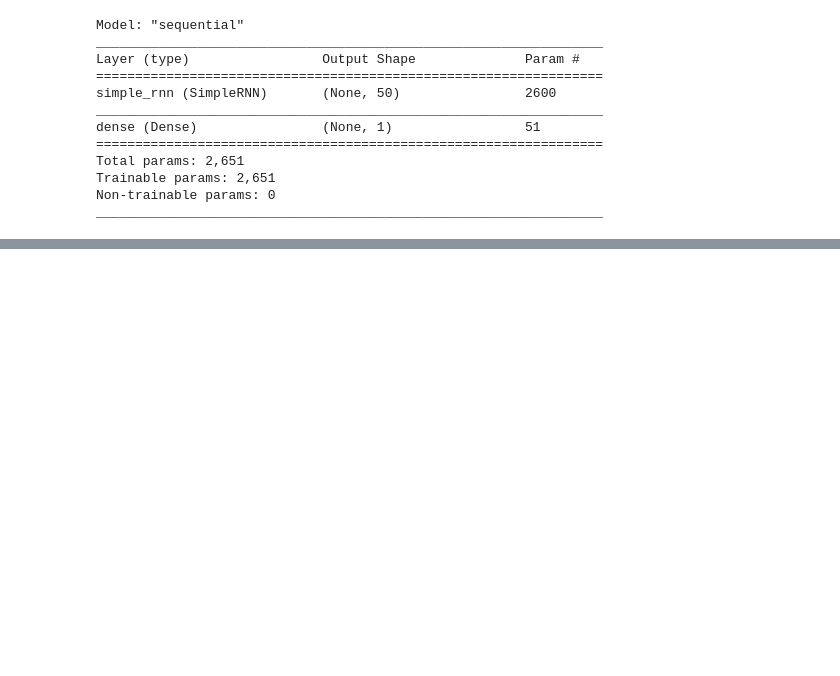
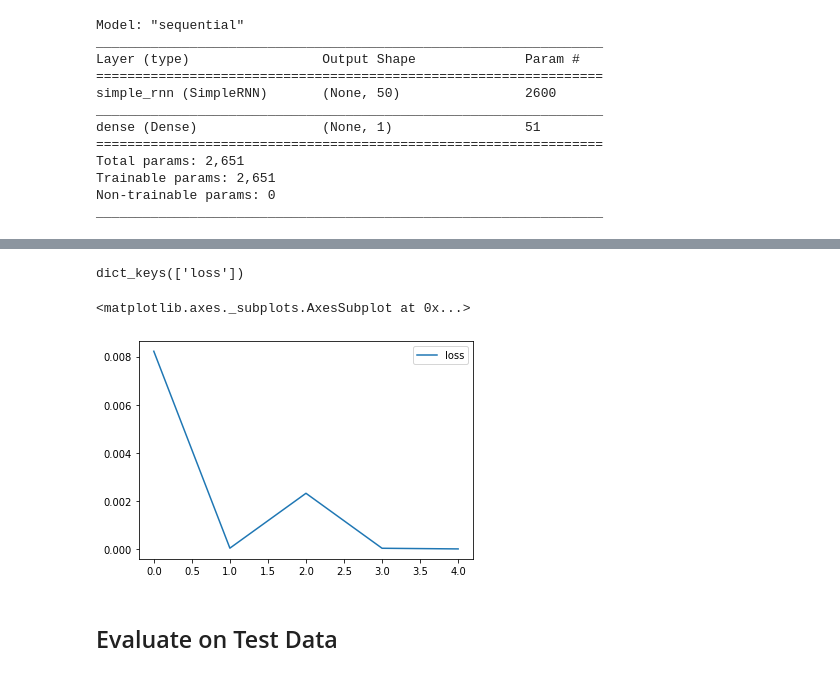
Before and after one commit to jordanfalcao/tensorflow2-deeplearning, a Jupyter notebook: 06-RNNs/01_RNN_SineWave.ipynb, the cells around one changed output, grey strips where cells are left out. Drawn from its saved outputs; the diff is of its cells as text; code cells hidden in the pictures; blank space fills up the shorter version.

```diff
--- a/06-RNNs/01_RNN_SineWave.ipynb
+++ b/06-RNNs/01_RNN_SineWave.ipynb
@@ -295,0 +308,12 @@ model.fit_generator(generator,epochs=5)
+# %%
+model.history.history.keys()
+# %% [output]
+dict_keys(['loss'])
+# %%
+losses = pd.DataFrame(model.history.history)
+losses.plot()
+# %% [output]
+<matplotlib.axes._subplots.AxesSubplot at 0x...>
+[figure, added]
+# %% [markdown]
+## Evaluate on Test Data
```
Also changed, not shown: parts of 45 cells of this notebook, 1 other file.
